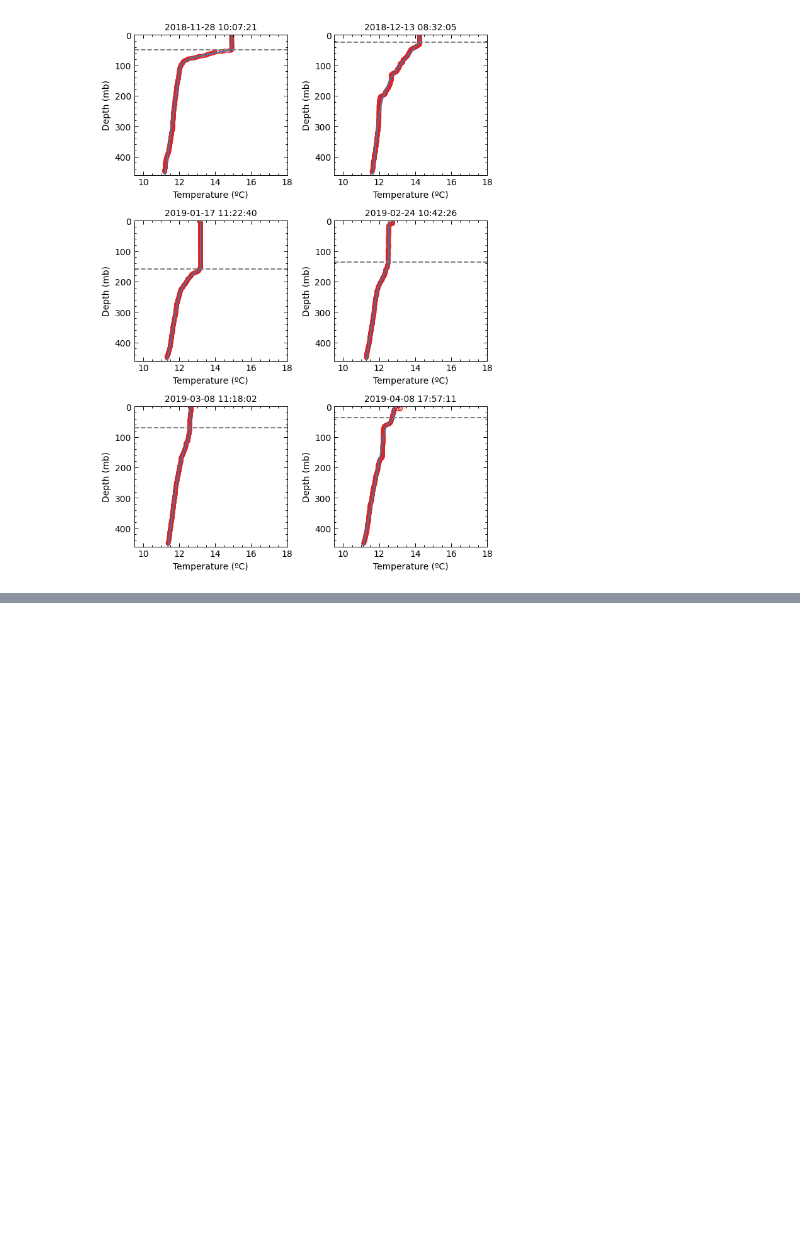
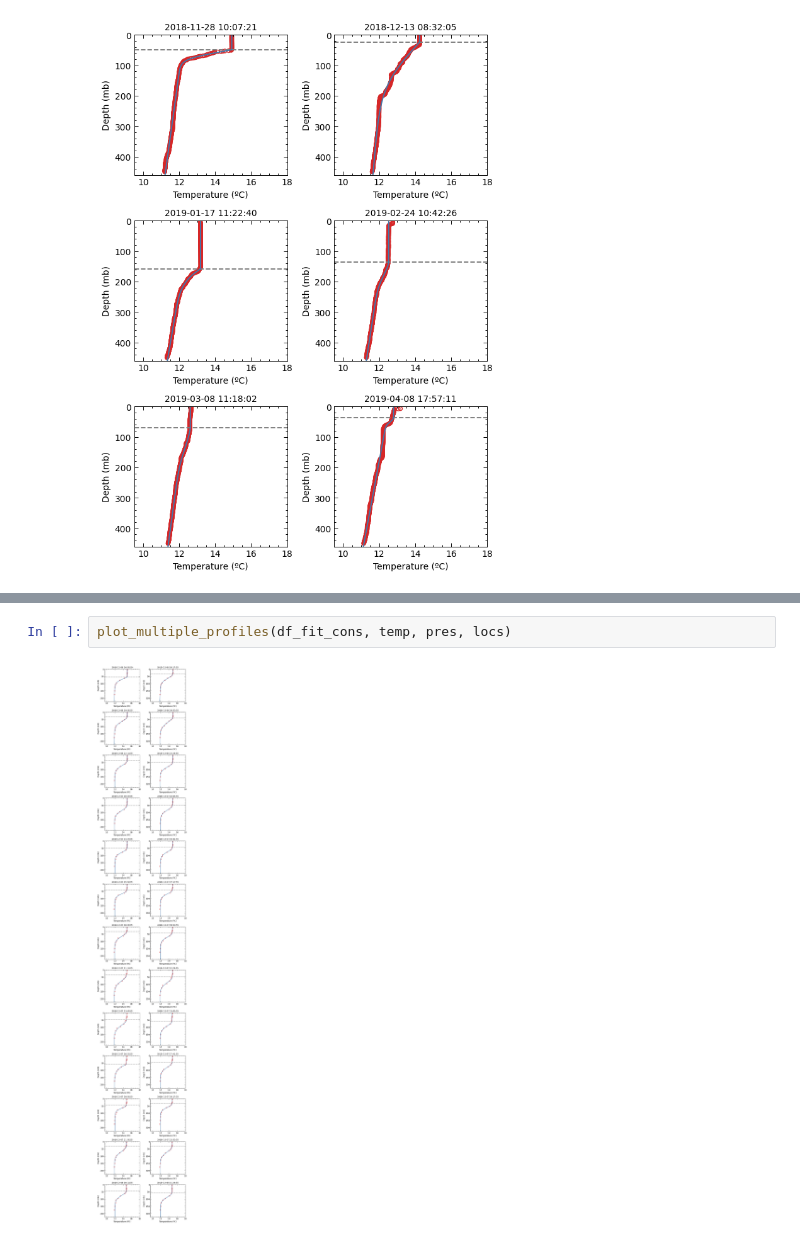
Before and after one commit to manufrn/TFG, a Jupyter notebook: notebooks/Untitled.ipynb, the cells around one changed output, grey strips where cells are left out. Saved outputs shown, nothing was run; the diff lists cells and outputs as text; blank space fills up the shorter version.

```diff
--- a/notebooks/Untitled.ipynb
+++ b/notebooks/Untitled.ipynb
@@ -33,0 +42,4 @@ print(df_fit[['Dates', 'b3']])
+# %%
+plot_multiple_profiles(df_fit_cons, temp, pres, locs)
+# %% [output]
+[figure, added]
```
Also changed, not shown: parts of 16 cells of this notebook, 3 other files.
